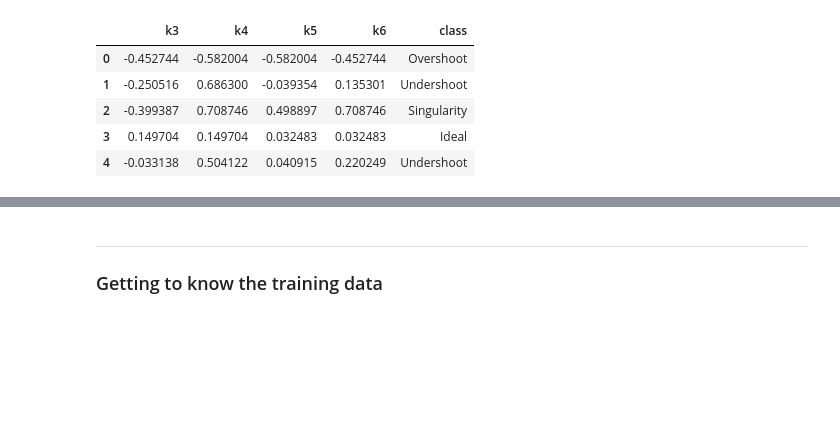
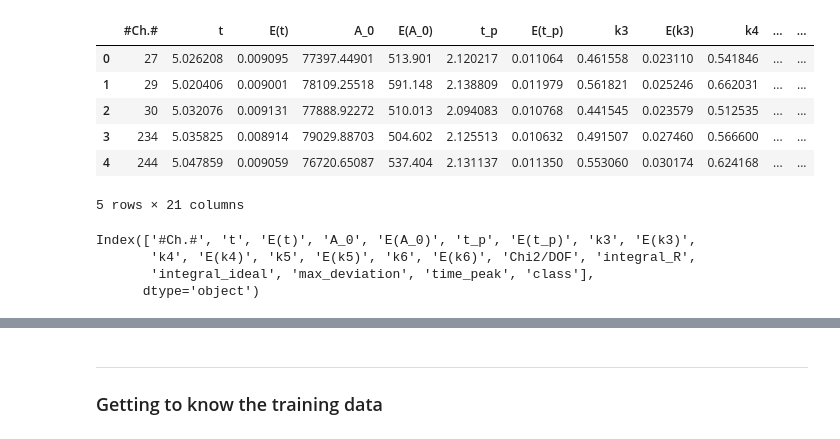
Before and after one commit to fanrado/CHN_CLASSIFIER_CE, a Jupyter notebook: Training using simulation.ipynb, the cells around one changed output, grey strips where cells are left out. Drawn from its saved outputs; the diff is of its cells as text; code cells hidden in the pictures; blank space fills up the shorter version.

```diff
--- a/Training using simulation.ipynb
+++ b/Training using simulation.ipynb
@@ -5,13 +5,22 @@ import os, sys
 import matplotlib.pyplot as plt
 from sklearn.preprocessing import OneHotEncoder
 # %%
-data = pd.read_csv('simulation_data.csv')
+# data = pd.read_csv('simulation_data.csv')
+data = pd.read_csv('data/run_30413/run_30413_labelled.csv')
 data.head()
 # %% [output]
-|  | k3 | k4 | k5 | k6 | class |
-| 0 | -0.452744 | -0.582004 | -0.582004 | -0.452744 | Overshoot |
-| 1 | -0.250516 | 0.686300 | -0.039354 | 0.135301 | Undershoot |
-| 2 | -0.399387 | 0.708746 | 0.498897 | 0.708746 | Singularity |
-| 3 | 0.149704 | 0.149704 | 0.032483 | 0.032483 | Ideal |
-| 4 | -0.033138 | 0.504122 | 0.040915 | 0.220249 | Undershoot |
+|  | #Ch.# | t | E(t) | A_0 | E(A_0) | t_p | E(t_p) | k3 | E(k3) | k4 | ... | ... |
+| 0 | 27 | 5.026208 | 0.009095 | 77397.44901 | 513.901 | 2.120217 | 0.011064 | 0.461558 | 0.023110 | 0.541846 | ... | ... |
+| 1 | 29 | 5.020406 | 0.009001 | 78109.25518 | 591.148 | 2.138809 | 0.011979 | 0.561821 | 0.025246 | 0.662031 | ... | ... |
+| 2 | 30 | 5.032076 | 0.009131 | 77888.92272 | 510.013 | 2.094083 | 0.010768 | 0.441545 | 0.023579 | 0.512535 | ... | ... |
+| 3 | 234 | 5.035825 | 0.008914 | 79029.88703 | 504.602 | 2.125513 | 0.010632 | 0.491507 | 0.027460 | 0.566600 | ... | ... |
+| 4 | 244 | 5.047859 | 0.009059 | 76720.65087 | 537.404 | 2.131137 | 0.011350 | 0.553060 | 0.030174 | 0.624168 | ... | ... |
+5 rows × 21 columns
+# %%
+data.columns
+# %% [output]
+Index(['#Ch.#', 't', 'E(t)', 'A_0', 'E(A_0)', 't_p', 'E(t_p)', 'k3', 'E(k3)',
+       'k4', 'E(k4)', 'k5', 'E(k5)', 'k6', 'E(k6)', 'Chi2/DOF', 'integral_R',
+       'integral_ideal', 'max_deviation', 'time_peak', 'class'],
+      dtype='object')
 # %%
```
Also changed, not shown: parts of 24 cells of this notebook.
